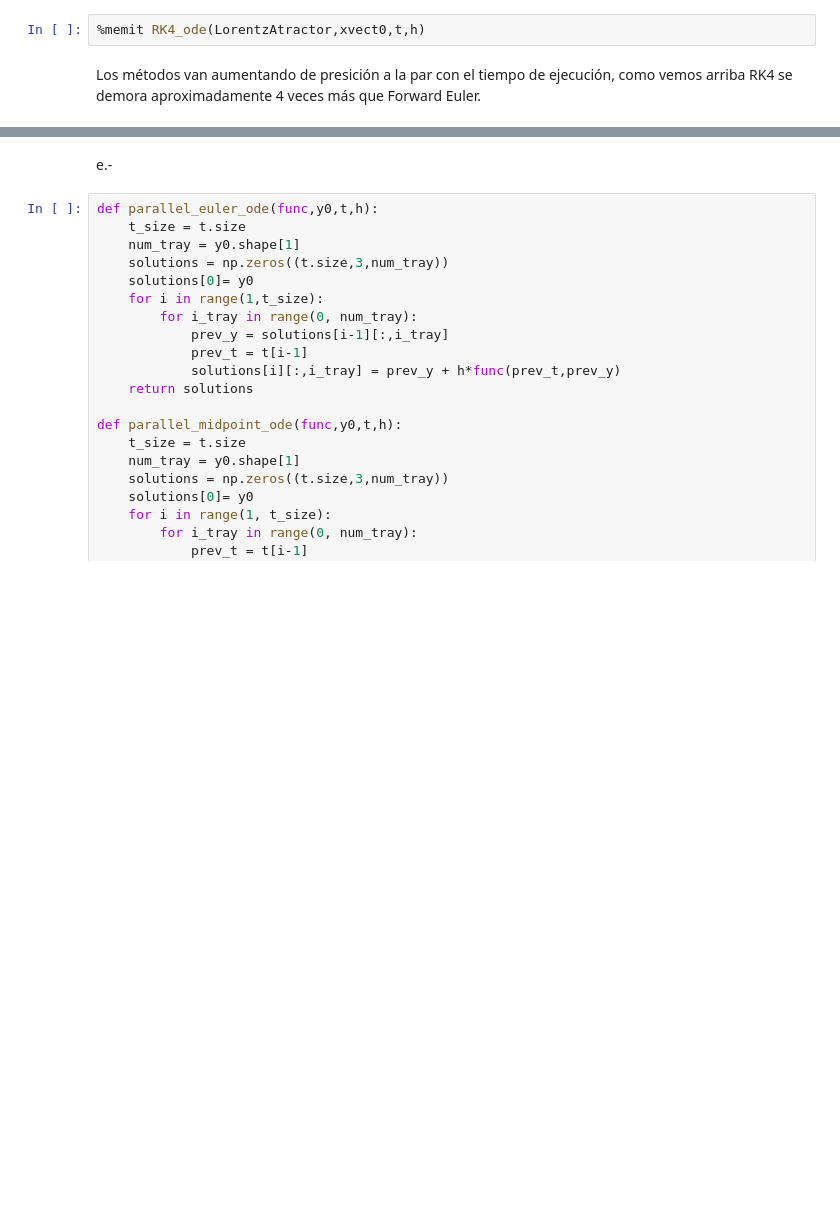
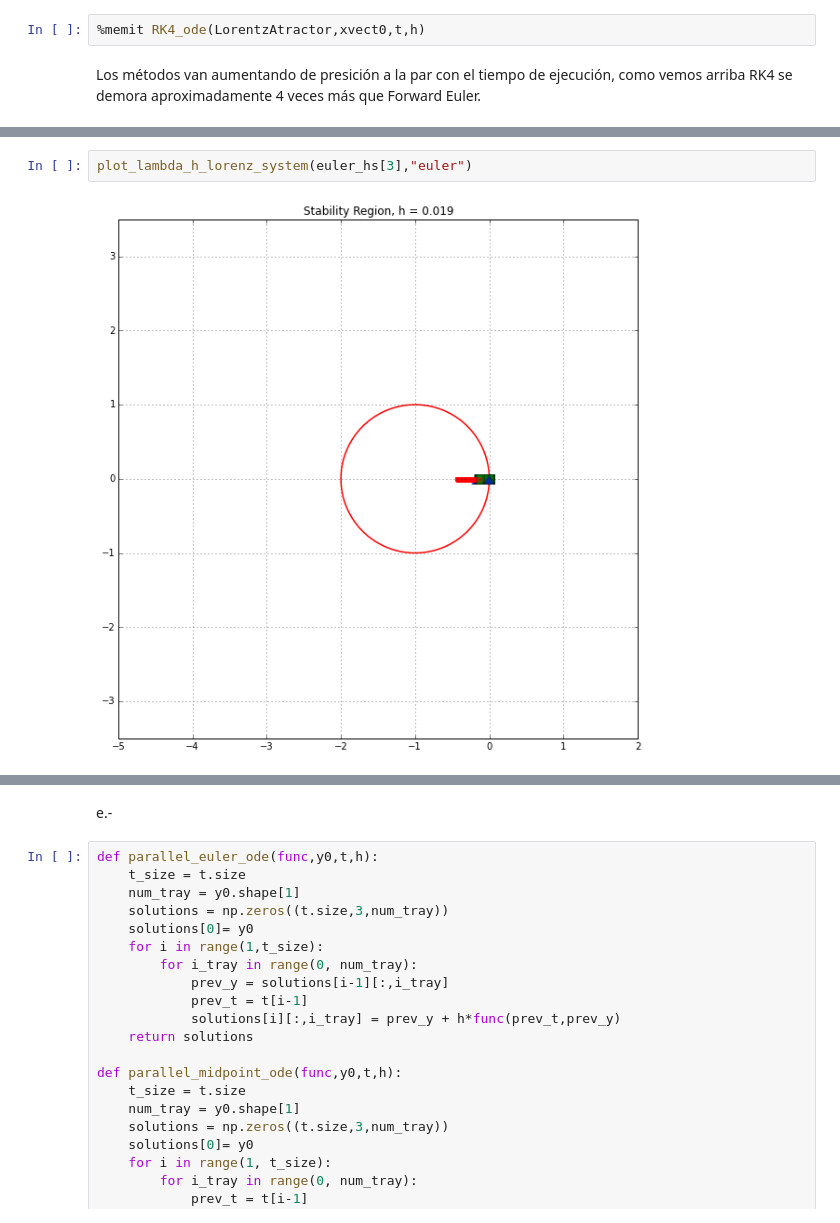
Before and after one commit to edmolten/LAB3CC2, a Jupyter notebook: lab3cc2.ipynb, the cells around one changed output, grey strips where cells are left out. Cells and saved outputs as stored; diff of their text form; blank space fills up the shorter version.

```diff
--- a/lab3cc2.ipynb
+++ b/lab3cc2.ipynb
@@ -316,0 +347,4 @@ plot_lambda_h_lorenz_system(0.0001,"euler")
+# %%
+plot_lambda_h_lorenz_system(euler_hs[3],"euler")
+# %% [output]
+[figure, added]
```
Also changed, not shown: parts of 41 cells of this notebook, 8 other files.
